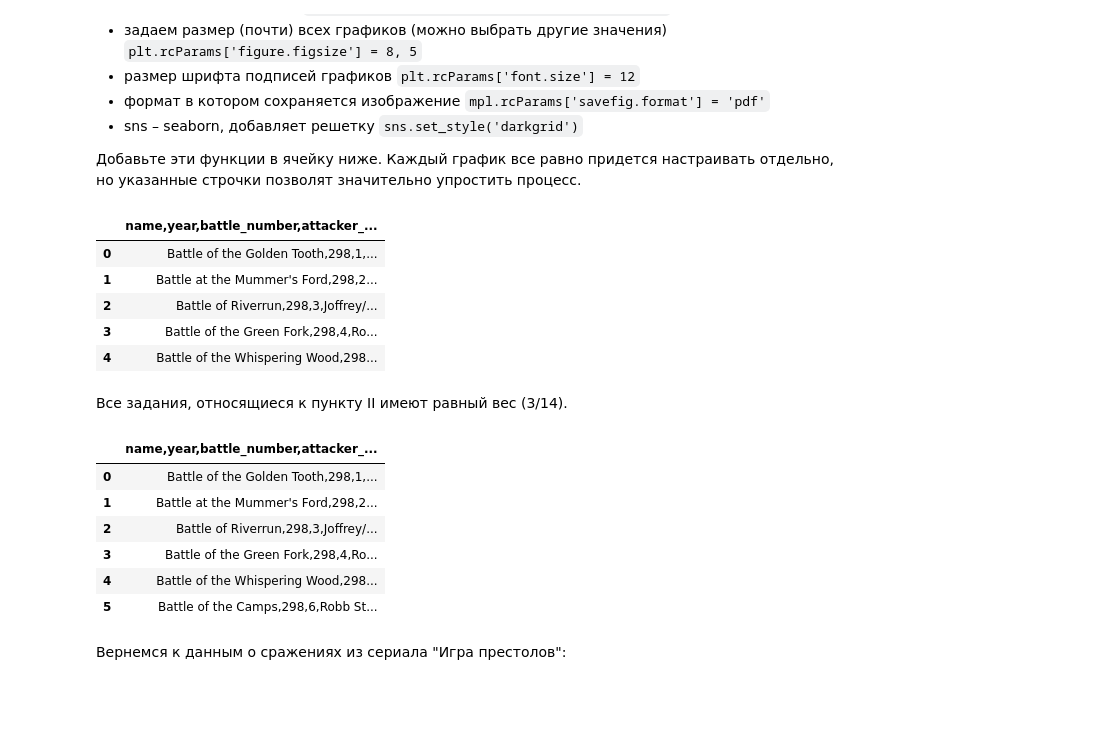
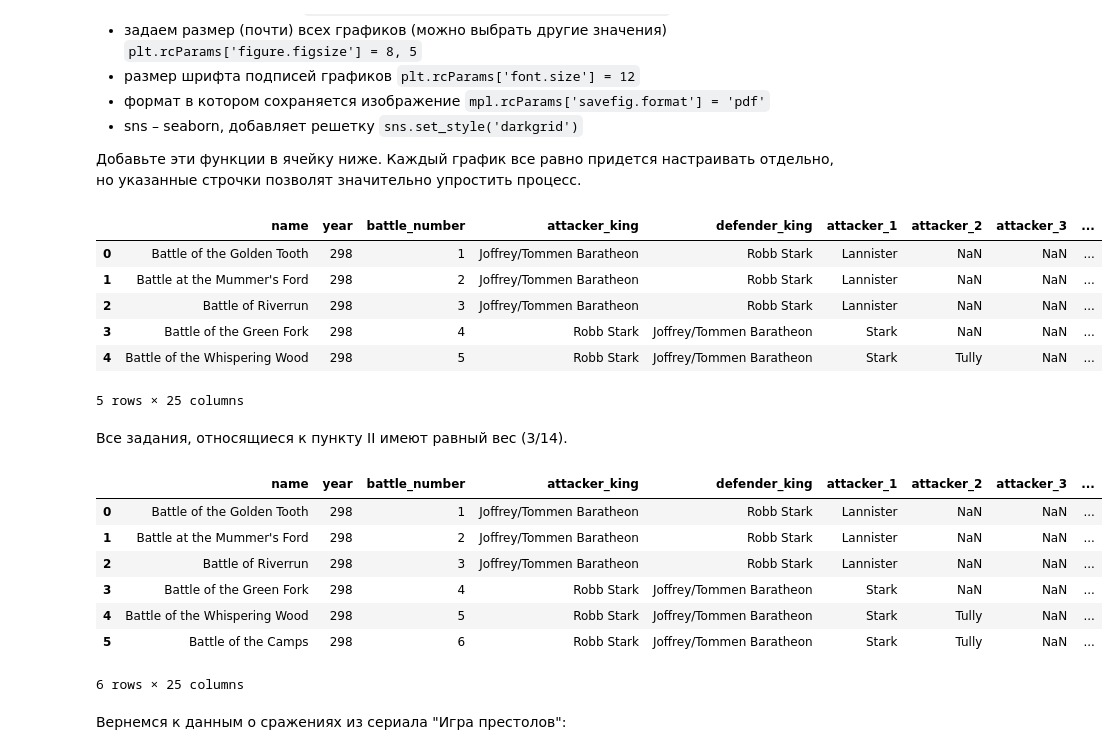
Before and after one commit to EdPogosyan/ML_Ed, a Jupyter notebook: HW-1/hw_practice_sirius_01_pandas_numpy_viz.ipynb, the cells around one changed output. Saved outputs shown, nothing was run; the diff lists cells and outputs as text; code cells hidden in the pictures; blank space fills up the shorter version.

```diff
--- a/HW-1/hw_practice_sirius_01_pandas_numpy_viz.ipynb
+++ b/HW-1/hw_practice_sirius_01_pandas_numpy_viz.ipynb
@@ -420,40 +418,42 @@ SyntaxError: incomplete input (<ipython-input-28-a090351384e6>, line 4)
 # %%
 %matplotlib inline
 import matplotlib.pyplot as plt
 import seaborn as sns
 
 #настройка вывода информации на графиках
 %config InlineBackend.figure_format = 'retina'
 plt.rcParams['figure.figsize'] = 8, 5
 plt.rcParams['font.size'] = 12
 plt.rcParams['savefig.format'] = 'pdf'
 sns.set_style('darkgrid')
 # your code
 dataBattle = pd.read_csv(
-    "battles.csv",
-    sep=";",
+    "CSV/battles.csv",
+    sep=",",
 )
 
 dataBattle.head()
 # %% [output]
-|  | name,year,battle_number,attacker_... |
-| 0 | Battle of the Golden Tooth,298,1,... |
-| 1 | Battle at the Mummer's Ford,298,2... |
-| 2 | Battle of Riverrun,298,3,Joffrey/... |
-| 3 | Battle of the Green Fork,298,4,Ro... |
-| 4 | Battle of the Whispering Wood,298... |
+|  | name | year | battle_number | attacker_king | defender_king | attacker_1 | attacker_2 | attacker_3 | ... |
+| 0 | Battle of the Golden Tooth | 298 | 1 | Joffrey/Tommen Baratheon | Robb Stark | Lannister | NaN | NaN | ... |
+| 1 | Battle at the Mummer's Ford | 298 | 2 | Joffrey/Tommen Baratheon | Robb Stark | Lannister | NaN | NaN | ... |
+| 2 | Battle of Riverrun | 298 | 3 | Joffrey/Tommen Baratheon | Robb Stark | Lannister | NaN | NaN | ... |
+| 3 | Battle of the Green Fork | 298 | 4 | Robb Stark | Joffrey/Tommen Baratheon | Stark | NaN | NaN | ... |
+| 4 | Battle of the Whispering Wood | 298 | 5 | Robb Stark | Joffrey/Tommen Baratheon | Stark | Tully | NaN | ... |
+5 rows × 25 columns
 # %% [markdown]
 Все задания, относящиеся к пункту II имеют равный вес (3/14).
 # %%
 dataBattle.loc[:5]
 # %% [output]
-|  | name,year,battle_number,attacker_... |
-| 0 | Battle of the Golden Tooth,298,1,... |
-| 1 | Battle at the Mummer's Ford,298,2... |
-| 2 | Battle of Riverrun,298,3,Joffrey/... |
-| 3 | Battle of the Green Fork,298,4,Ro... |
-| 4 | Battle of the Whispering Wood,298... |
-| 5 | Battle of the Camps,298,6,Robb St... |
+|  | name | year | battle_number | attacker_king | defender_king | attacker_1 | attacker_2 | attacker_3 | ... |
+| 0 | Battle of the Golden Tooth | 298 | 1 | Joffrey/Tommen Baratheon | Robb Stark | Lannister | NaN | NaN | ... |
+| 1 | Battle at the Mummer's Ford | 298 | 2 | Joffrey/Tommen Baratheon | Robb Stark | Lannister | NaN | NaN | ... |
+| 2 | Battle of Riverrun | 298 | 3 | Joffrey/Tommen Baratheon | Robb Stark | Lannister | NaN | NaN | ... |
+| 3 | Battle of the Green Fork | 298 | 4 | Robb Stark | Joffrey/Tommen Baratheon | Stark | NaN | NaN | ... |
+| 4 | Battle of the Whispering Wood | 298 | 5 | Robb Stark | Joffrey/Tommen Baratheon | Stark | Tully | NaN | ... |
+| 5 | Battle of the Camps | 298 | 6 | Robb Stark | Joffrey/Tommen Baratheon | Stark | Tully | NaN | ... |
+6 rows × 25 columns
 # %% [markdown]
 Вернемся к данным о сражениях из сериала "Игра престолов":
 # %% [markdown]
```
Also changed, not shown: parts of 5 cells of this notebook.
